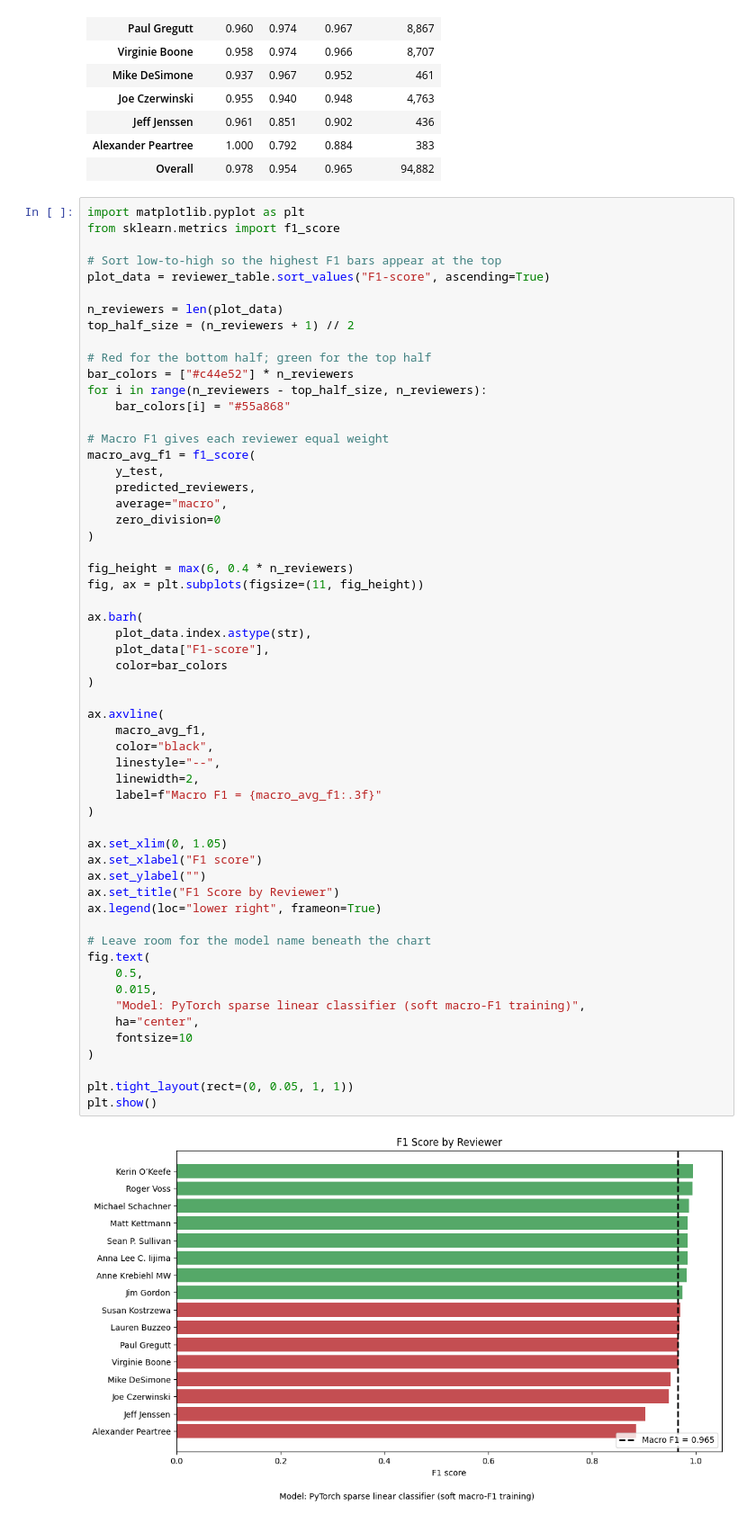
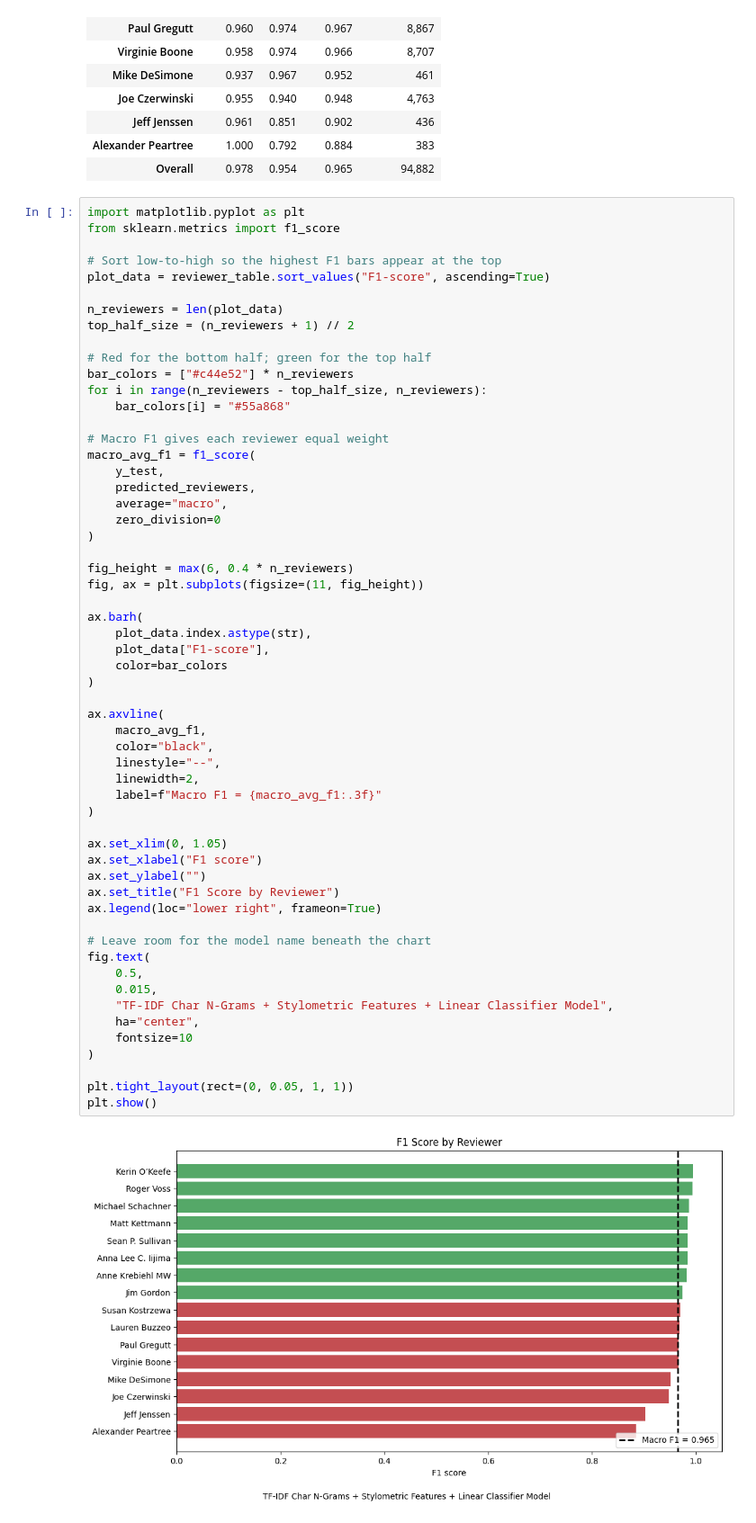
Before and after one commit to sylviadu2552/DATA4401---Project-3, a Jupyter notebook: Project3_n_grams.ipynb, the cells around one changed output. Shown at 90% size. Drawn from its saved outputs; the diff is of its cells as text.

```diff
--- a/Project3_n_grams.ipynb
+++ b/Project3_n_grams.ipynb
@@ -707,32 +707,32 @@ ax.barh(
     plot_data.index.astype(str),
     plot_data["F1-score"],
     color=bar_colors
 )
 
 ax.axvline(
     macro_avg_f1,
     color="black",
     linestyle="--",
     linewidth=2,
     label=f"Macro F1 = {macro_avg_f1:.3f}"
 )
 
 ax.set_xlim(0, 1.05)
 ax.set_xlabel("F1 score")
 ax.set_ylabel("")
 ax.set_title("F1 Score by Reviewer")
 ax.legend(loc="lower right", frameon=True)
 
 # Leave room for the model name beneath the chart
 fig.text(
     0.5,
     0.015,
-    "Model: PyTorch sparse linear classifier (soft macro-F1 training)",
+    "TF-IDF Char N-Grams + Stylometric Features + Linear Classifier Model",
     ha="center",
     fontsize=10
 )
 
 plt.tight_layout(rect=(0, 0.05, 1, 1))
 plt.show()
 # %% [output]
-[figure, old version]
+[figure, new version]
```
